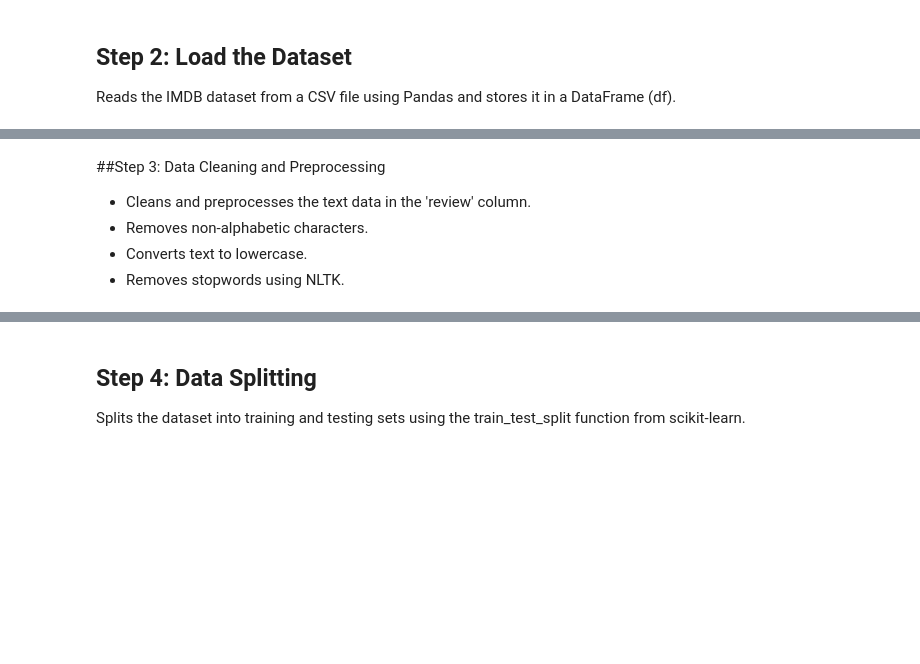
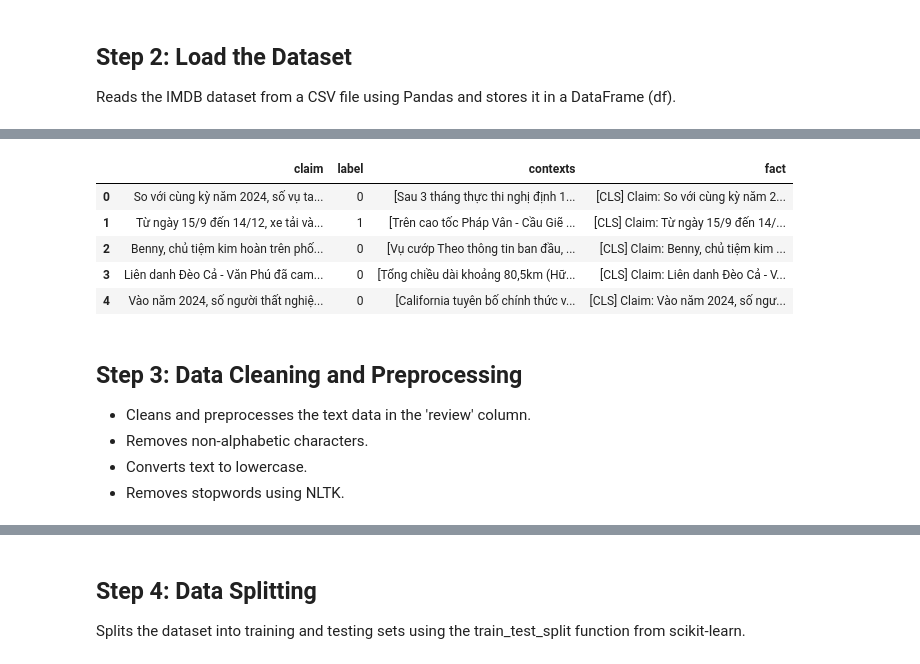
Before and after one commit to juanjo-bltrn/ma3001b-fact-checking, a Jupyter notebook: kerasTransformer/kerasTransformerDemo.ipynb, the cells around one changed output, grey strips where cells are left out. Drawn from its saved outputs; the diff is of its cells as text; code cells hidden in the pictures; blank space fills up the shorter version.

```diff
--- a/kerasTransformer/kerasTransformerDemo.ipynb
+++ b/kerasTransformer/kerasTransformerDemo.ipynb
@@ -43,0 +25,9 @@ df = data.copy()
+# %%
+import kagglehub
+import pandas as pd
+import numpy as np
+
+
+import kagglehub
+path = kagglehub.dataset_download("haisemei/fact-checking-dataset-label")
+print("Path to dataset files:", path)
@@ -44,5 +47,30 @@ df = data.copy()
+# %%
+# Encode label
+def encode_label(row):
+    if row['label'] == 'SUPPORTED':
+        return 1
+    elif row['label'] == 'NEI':
+        return 0
+    elif row['label'] == 'REFUTED':
+        return 0
+
+# Acá se prepara el texto concatenando claim y contexts con separadores
+def concat_claim_evidence(row):
+    return '[CLS] Claim: ' + row['claim'] + " [SEP] Context: " + " ".join(row['contexts'])
+
+data['label'] = data.apply(encode_label, axis = 1)
+data['fact'] = data.apply(concat_claim_evidence, axis = 1)
+df = data.copy()
+df.head()
+# %% [output]
+|  | claim | label | contexts | fact |
+| 0 | So với cùng kỳ năm 2024, số vụ ta... | 0 | [Sau 3 tháng thực thi nghị định 1... | [CLS] Claim: So với cùng kỳ năm 2... |
+| 1 | Từ ngày 15/9 đến 14/12, xe tải và... | 1 | [Trên cao tốc Pháp Vân - Cầu Giẽ ... | [CLS] Claim: Từ ngày 15/9 đến 14/... |
+| 2 | Benny, chủ tiệm kim hoàn trên phố... | 0 | [Vụ cướp Theo thông tin ban đầu, ... | [CLS] Claim: Benny, chủ tiệm kim ... |
+| 3 | Liên danh Đèo Cả - Văn Phú đã cam... | 0 | [Tổng chiều dài khoảng 80,5km (Hữ... | [CLS] Claim: Liên danh Đèo Cả - V... |
+| 4 | Vào năm 2024, số người thất nghiệ... | 0 | [California tuyên bố chính thức v... | [CLS] Claim: Vào năm 2024, số ngư... |
 # %% [markdown]
-##Step 3: Data Cleaning and Preprocessing
+## Step 3: Data Cleaning and Preprocessing
 
 * Cleans and preprocesses the text data in the 'review' column.
 * Removes non-alphabetic characters.
```
Also changed, not shown: parts of 17 cells of this notebook, 6 other files.
